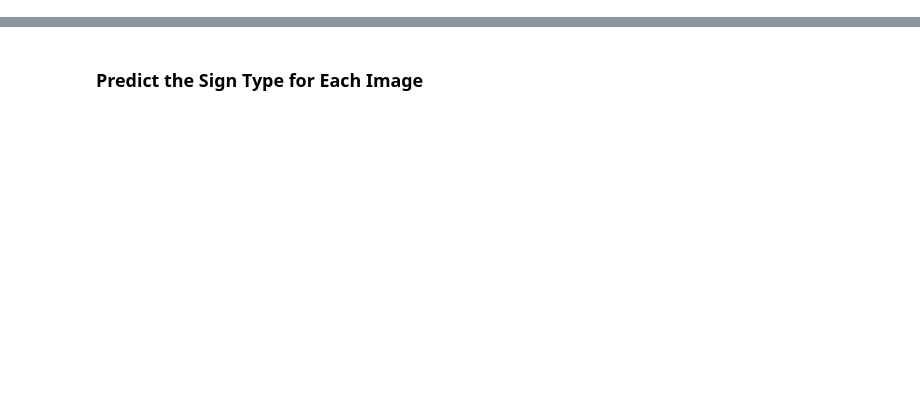
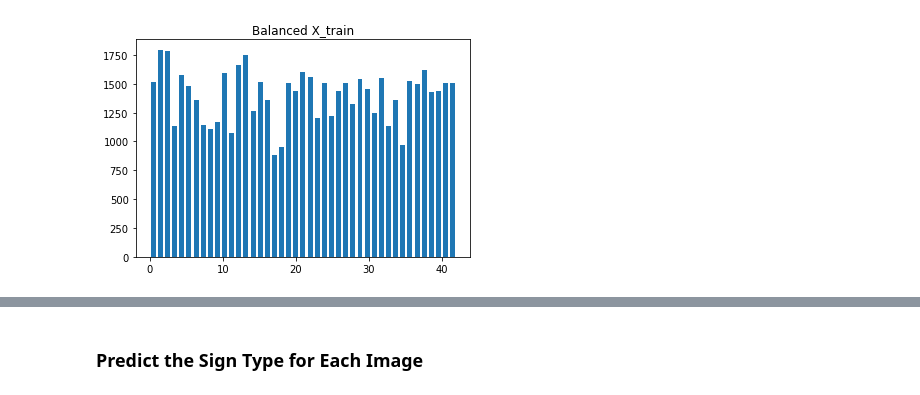
Before and after one commit to JohnMansell/CarND-Traffic-Sign-Classifier-Project, a Jupyter notebook: Traffic_Sign_Classifier.ipynb, the cells around one changed output, grey strips where cells are left out. Saved outputs shown, nothing was run; the diff lists cells and outputs as text; code cells hidden in the pictures; blank space fills up the shorter version.

```diff
--- a/Traffic_Sign_Classifier.ipynb
+++ b/Traffic_Sign_Classifier.ipynb
@@ -155,0 +174,41 @@ You may find `signnames.csv` useful as it contains mappings from the class id (i
+# %%
+# Merge training and validation images
+X_train = np.concatenate((X_train, X_valid), axis=0)
+y_train = np.concatenate((y_train, y_valid), axis=0)
+
+# Shuffle merged data sets
+X_train, y_train = shuffle(X_train, y_train)
+
+hist, bins = np.histogram(y_train, bins=n_classes)
+average = 2000
+
+image_copies = []
+label_copies = []
+
+
+for image, label in zip(X_train, y_train):
+    if hist[label] < average:
+        difference = (average - hist[label])
+        x_range = int(difference / hist[label])
+        for i in range(x_range):
+            new_image = helper_functions.random_translate(image)
+            new_image = helper_functions.random_brightness(image)
+            new_image = helper_functions.random_scale(image)
+            image_copies.append(new_image)
+            label_copies.append(label)
+
+X_train = np.concatenate((X_train, image_copies), axis=0)
+y_train = np.concatenate((y_train, label_copies), axis=0)
+
+from sklearn.model_selection import train_test_split
+X_train, X_valid, y_train, y_valid = train_test_split(X_train, y_train, test_size=0.20, random_state=42, shuffle=True)
+# %%
+hist, bins = np.histogram(y_train, bins=n_classes)
+width = 0.7 * (bins[1] - bins[0])
+center = (bins[:-1] + bins[1:]) / 2
+plt.bar(center, hist, align='center', width=width)
+plt.title('Balanced X_train')
+plt.savefig('images_and_label_data/writeup_images/hist_2', bbox_inches='tight')
+plt.show()
+# %% [output]
+[figure, added]
```
Also changed, not shown: parts of 90 cells of this notebook, 39 other files.
